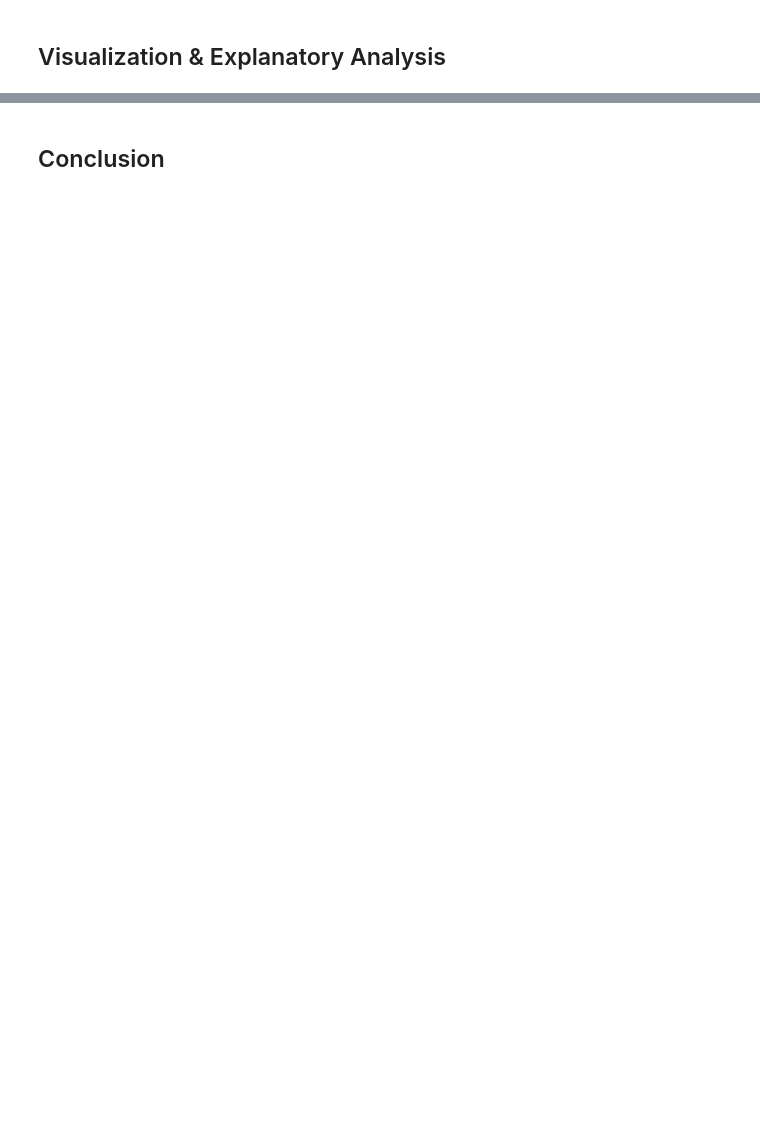
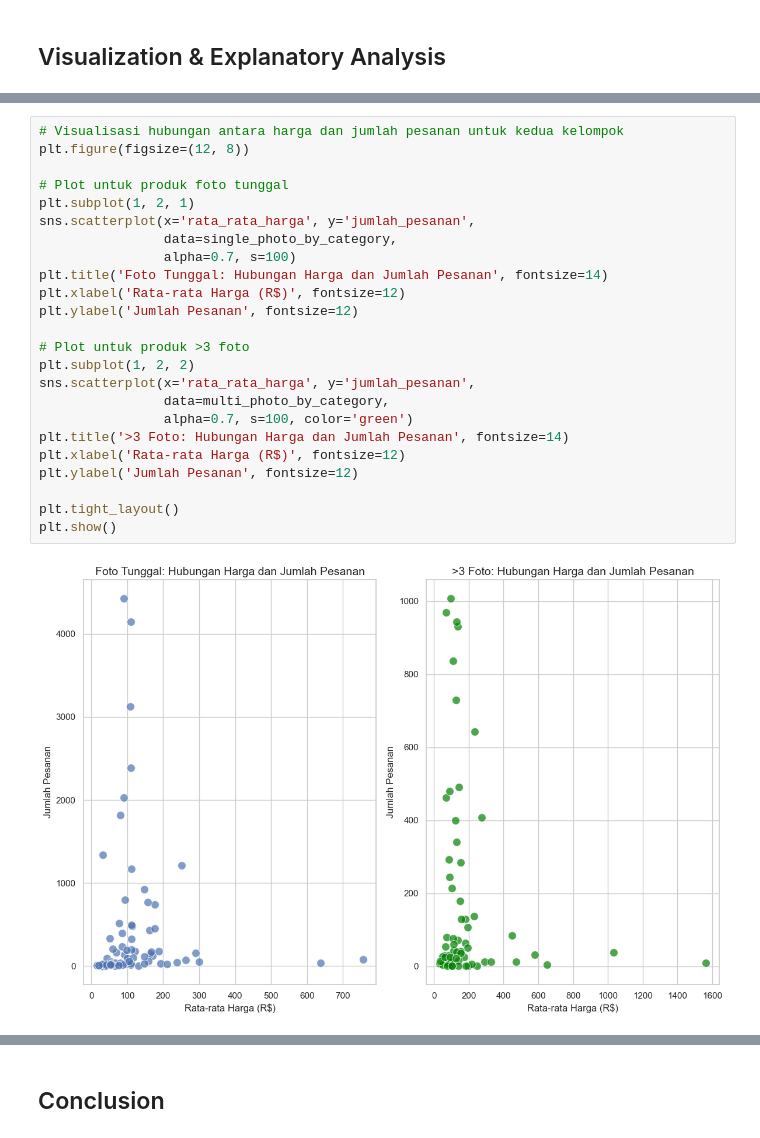
Before and after one commit to Ridwanstbd/submission-belajar-analisis-data-dengan-python, a Jupyter notebook: notebook.ipynb, the cells around one changed output, grey strips where cells are left out. Saved outputs shown, nothing was run; the diff lists cells and outputs as text; blank space fills up the shorter version.

```diff
--- a/notebook.ipynb
+++ b/notebook.ipynb
@@ -591,0 +2162,26 @@ eletrodomesticos_2                                       2.333333    2.0
+# %%
+# Visualisasi hubungan antara harga dan jumlah pesanan untuk kedua kelompok
+plt.figure(figsize=(12, 8))
+
+# Plot untuk produk foto tunggal
+plt.subplot(1, 2, 1)
+sns.scatterplot(x='rata_rata_harga', y='jumlah_pesanan',
+                data=single_photo_by_category,
+                alpha=0.7, s=100)
+plt.title('Foto Tunggal: Hubungan Harga dan Jumlah Pesanan', fontsize=14)
+plt.xlabel('Rata-rata Harga (R$)', fontsize=12)
+plt.ylabel('Jumlah Pesanan', fontsize=12)
+
+# Plot untuk produk >3 foto
+plt.subplot(1, 2, 2)
+sns.scatterplot(x='rata_rata_harga', y='jumlah_pesanan',
+                data=multi_photo_by_category,
+                alpha=0.7, s=100, color='green')
+plt.title('>3 Foto: Hubungan Harga dan Jumlah Pesanan', fontsize=14)
+plt.xlabel('Rata-rata Harga (R$)', fontsize=12)
+plt.ylabel('Jumlah Pesanan', fontsize=12)
+
+plt.tight_layout()
+plt.show()
+# %% [output]
+[figure, added]
```
Also changed, not shown: parts of 91 cells of this notebook, 4 other files.
